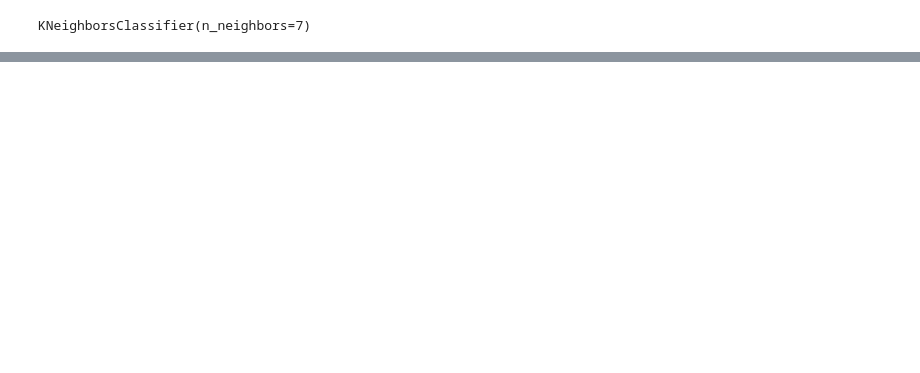
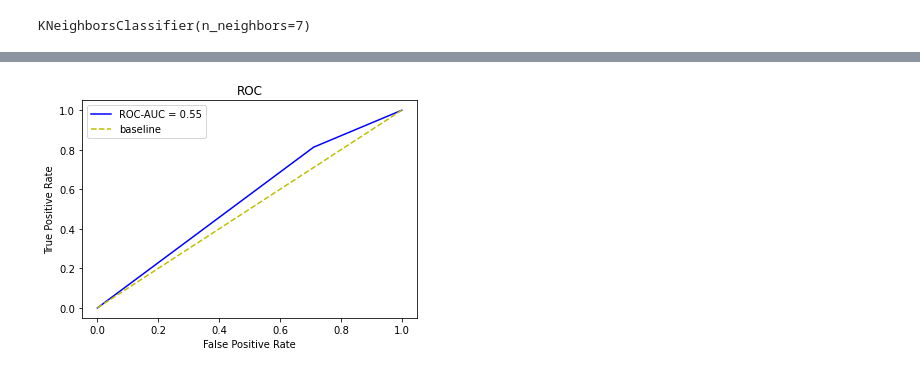
Before and after one commit to Kris2Wu/ACD, a Jupyter notebook: model_training_detection/model_training_testing.ipynb, the cells around one changed output, grey strips where cells are left out. Drawn from its saved outputs; the diff is of its cells as text; code cells hidden in the pictures; blank space fills up the shorter version.

```diff
--- a/model_training_detection/model_training_testing.ipynb
+++ b/model_training_detection/model_training_testing.ipynb
@@ -23,3 +19,21 @@ def load_data(path) -> pd.DataFrame:
+# %%
+def load_data(path) -> pd.DataFrame:
+    df = pd.read_csv(path)
+    return df
+
+def plot_ROC(y_test, y_pred, plt_config):
+        fpr, tpr, threshold = roc_curve(y_test, y_pred)
+        roc_auc = auc(fpr, tpr)
+
+        plt.figure(figsize=plt_config['figsize'])
+        plt.title('ROC')
+        plt.plot(fpr, tpr, 'b', label='ROC-AUC = %0.2f' % roc_auc)
+        plt.plot([0,1], [0,1], 'y--', label='baseline')
+
+        plt.ylabel('True Positive Rate')
+        plt.xlabel('False Positive Rate')
+        plt.legend(loc='best')
+        plt.show()
 # %%
 df = load_data('../csv_data/user_1.csv')
 # %%
@@ -71,0 +86,12 @@ df['class'].plot.hist()
+# %%
+# try to do binary classification
+data_X = data_X
+binary_data_y = data_y.copy()
+binary_data_y[binary_data_y>0] = 1
+# %%
+X_train, X_test, y_train, y_test = train_test_split(data_X, binary_data_y, test_size=0.3)
+model = KNeighborsClassifier(n_neighbors=5)
+model.fit(X_train, y_train)
+y_hat = model.predict(X_test)
+
+print(classification_report(y_test, y_hat))
@@ -71,0 +107,9 @@ df['class'].plot.hist()
+# %%
+plt_config = {
+    'figsize': (6, 4),
+    # 'model': ad.mode + ' Detection'
+}
+
+plot_ROC(y_test, y_hat, plt_config)
+# %% [output]
+[figure, added]
```
Also changed, not shown: parts of 5 cells of this notebook, 10 other files.
